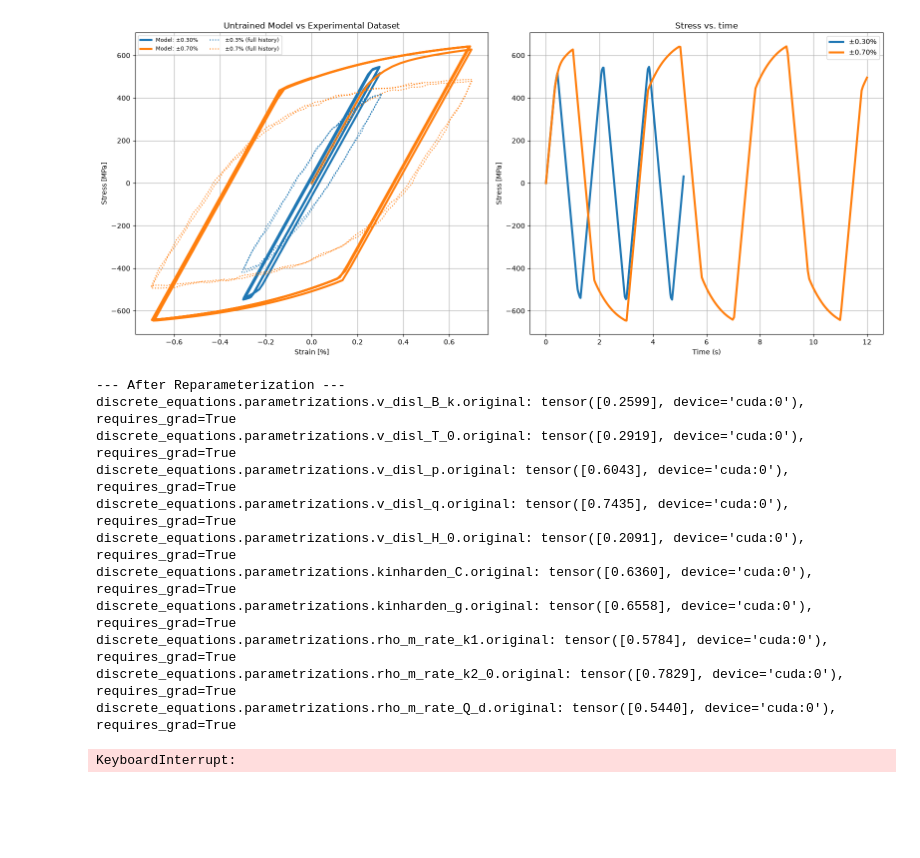
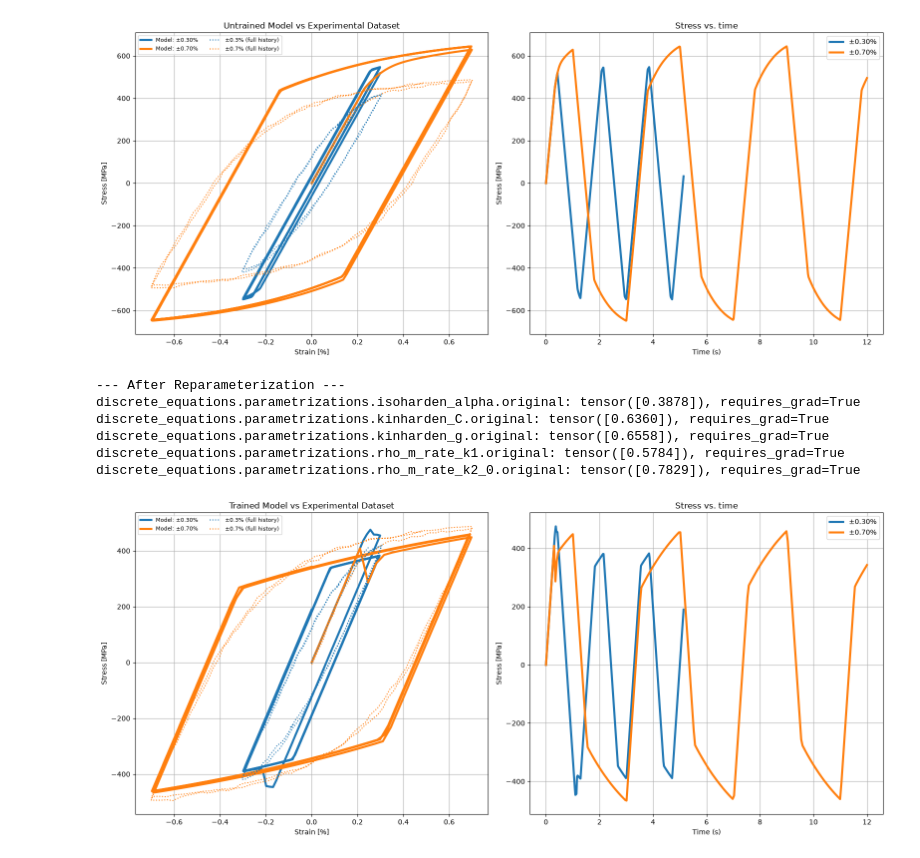
Before and after one commit to ColinMG2/neml2, a Jupyter notebook: cmg_projects/cyclic_optimization/eurofer97_deterministic.ipynb, the cells around one changed output. Saved outputs shown, nothing was run; the diff lists cells and outputs as text; code cells hidden in the pictures; blank space fills up the shorter version.

Commit message:
Worked on fixing EUROFER97 LCF but seems to be a model structure issue. Need to do further comparison between Mohssen's model and mine to validate.

```diff
--- a/cmg_projects/cyclic_optimization/eurofer97_deterministic.ipynb
+++ b/cmg_projects/cyclic_optimization/eurofer97_deterministic.ipynb
@@ -134,14 +130,9 @@ nmodel.to(device=device)
 pmodel = neml2.pyzag.NEML2PyzagModel(
     nmodel,
     include_parameters=[
+        "isoharden_alpha",
         "rho_m_rate_k1",
         "rho_m_rate_k2_0",
-        "rho_m_rate_Q_d",
-        "v_disl_B_k",
-        "v_disl_T_0",
-        "v_disl_p",
-        "v_disl_q",
-        "v_disl_H_0",
         "kinharden_C",
         "kinharden_g",
     ],
@@ -230,7 +221,7 @@ strain_rate = disp_rate / gauge_length
 ranges = torch.tensor([0.003, 0.007], device=device)
 temperatures = torch.tensor([300.0], device=device)
 n_cycles = 3
-points_per_cycle = 80
+points_per_cycle = 200
 ntime = n_cycles * points_per_cycle
 nbatch = 2
 # %%
@@ -433,17 +422,9 @@ class LogRangeRescale(reparametrization.RangeRescale):
 
         return Y
 # %%
-Bk_scaler = LogRangeRescale(
-    torch.tensor([1.0e-12], device=device), torch.tensor([1.0e-5], device=device)
-)  # MPa*s
-T_0_scaler = reparametrization.RangeRescale(
-    torch.tensor([100.0], device=device), torch.tensor([5000.0], device=device)
-)  # K
-p_scaler = LogRangeRescale(torch.tensor([0.01], device=device), torch.tensor([10.0], device=device))
-q_scaler = LogRangeRescale(torch.tensor([0.01], device=device), torch.tensor([10.0], device=device))
-H0_scaler = reparametrization.RangeRescale(
-    torch.tensor([0.1], device=device), torch.tensor([10.0], device=device)
-)  # eV
+alpha_scaler = reparametrization.RangeRescale(
+    torch.tensor([0.01], device=device), torch.tensor([0.5], device=device)
+)
 C_scaler = LogRangeRescale(
     torch.tensor([100.0], device=device), torch.tensor([1.0e6], device=device)
 )  # MPa
@@ -454,22 +435,14 @@ k1_scaler = LogRangeRescale(
 k2_0_scaler = LogRangeRescale(
     torch.tensor([0.0001], device=device), torch.tensor([1.0e6], device=device)
 )
-Q_d_scaler = LogRangeRescale(
-    torch.tensor([0.0001], device=device), torch.tensor([1.0], device=device)
-)  # eV
 
 model_reparameterizer = reparametrization.Reparameterizer(
     {
-        "discrete_equations.v_disl_B_k": Bk_scaler,
-        "discrete_equations.v_disl_T_0": T_0_scaler,
-        "discrete_equations.v_disl_p": p_scaler,
-        "discrete_equations.v_disl_q": q_scaler,
-        "discrete_equations.v_disl_H_0": H0_scaler,
+        "discrete_equations.isoharden_alpha": alpha_scaler,
         "discrete_equations.kinharden_C": C_scaler,
         "discrete_equations.kinharden_g": g_scaler,
         "discrete_equations.rho_m_rate_k1": k1_scaler,
         "discrete_equations.rho_m_rate_k2_0": k2_0_scaler,
-        "discrete_equations.rho_m_rate_Q_d": Q_d_scaler,
     },
     error_not_provided=True,
 )
@@ -481,21 +454,16 @@ for n, p in model.named_parameters():
     print(f"{n}: {p.data}, requires_grad={p.requires_grad}")
 # %% [output]
 --- After Reparameterization ---
-discrete_equations.parametrizations.v_disl_B_k.original: tensor([0.2599], device='cuda:0'), requires_grad=True
-discrete_equations.parametrizations.v_disl_T_0.original: tensor([0.2919], device='cuda:0'), requires_grad=True
-discrete_equations.parametrizations.v_disl_p.original: tensor([0.6043], device='cuda:0'), requires_grad=True
-discrete_equations.parametrizations.v_disl_q.original: tensor([0.7435], device='cuda:0'), requires_grad=True
-discrete_equations.parametrizations.v_disl_H_0.original: tensor([0.2091], device='cuda:0'), requires_grad=True
-discrete_equations.parametrizations.kinharden_C.original: tensor([0.6360], device='cuda:0'), requires_grad=True
-discrete_equations.parametrizations.kinharden_g.original: tensor([0.6558], device='cuda:0'), requires_grad=True
-discrete_equations.parametrizations.rho_m_rate_k1.original: tensor([0.5784], device='cuda:0'), requires_grad=True
-discrete_equations.parametrizations.rho_m_rate_k2_0.original: tensor([0.7829], device='cuda:0'), requires_grad=True
-discrete_equations.parametrizations.rho_m_rate_Q_d.original: tensor([0.5440], device='cuda:0'), requires_grad=True
+discrete_equations.parametrizations.isoharden_alpha.original: tensor([0.3878]), requires_grad=True
+discrete_equations.parametrizations.kinharden_C.original: tensor([0.6360]), requires_grad=True
+discrete_equations.parametrizations.kinharden_g.original: tensor([0.6558]), requires_grad=True
+discrete_equations.parametrizations.rho_m_rate_k1.original: tensor([0.5784]), requires_grad=True
+discrete_equations.parametrizations.rho_m_rate_k2_0.original: tensor([0.7829]), requires_grad=True
 # %%
-niter = 1500
+niter = 500
 
 loss_fn = torch.nn.MSELoss()
-optimizer = torch.optim.Adam(model.parameters(), lr=1e-3)
+optimizer = torch.optim.Adam(model.parameters(), lr=5e-4)
 scheduler = torch.optim.lr_scheduler.ReduceLROnPlateau(
     optimizer=optimizer,
     mode="min",
@@ -514,7 +482,10 @@ loss_history = []
 for i in titer:
     optimizer.zero_grad()
     res = model(time, temperature, loading)
-    loss = loss_fn(res, exp_stress_data[..., 0:1])
+    peak_stress = exp_stress_data[..., 0:1].max().detach()
+    res_norm = res / (peak_stress + 1e-8)
+    exp_norm = exp_stress_data[..., 0:1] / (peak_stress + 1e-8)
+    loss = loss_fn(res_norm, exp_norm)
 
     # --- Bug fix: guard BEFORE backward ---
     if not torch.isfinite(loss):
@@ -542,5 +513,7 @@ plt.xlabel("Iteration")
 plt.ylabel("MSE")
 plt.title("Loss history (linear scale)")
 plt.show()
-# %% [output]
-KeyboardInterrupt:
+# %%
+plot_against_data(res.detach(), "Trained Model vs Experimental Dataset")
+# %% [output]
+[figure, added]
```
Also changed, not shown: parts of 7 cells of this notebook.
